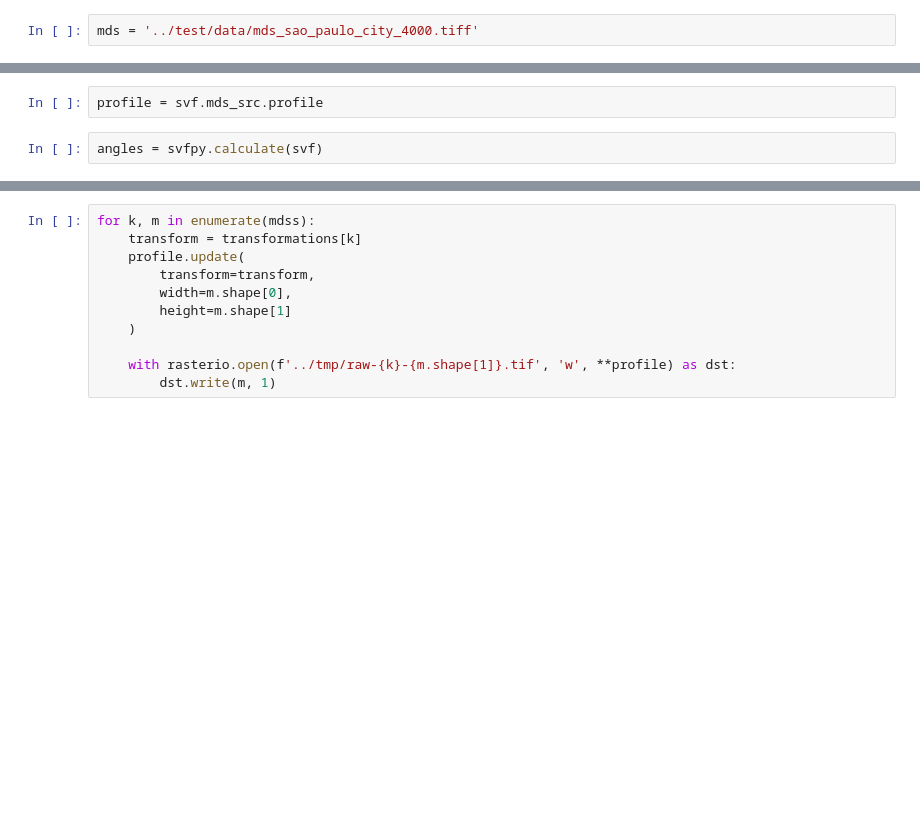
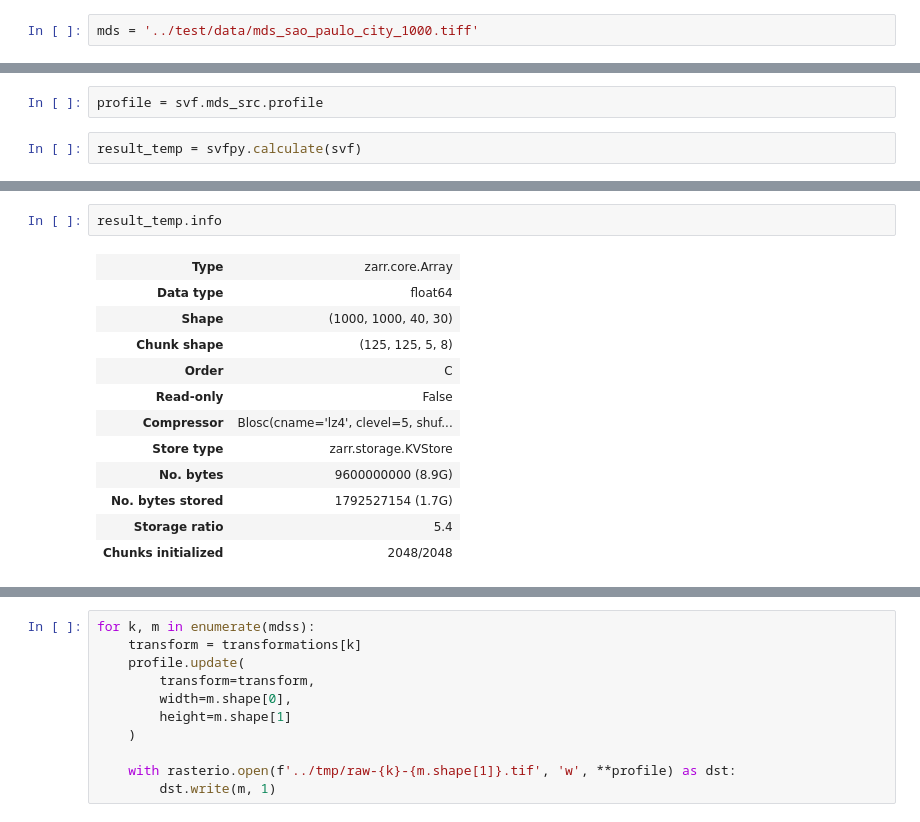
Before and after one commit to AndaSampa/svfpy, a Jupyter notebook: svfpy/development-playgroud.ipynb, the cells around one changed output, grey strips where cells are left out. Cells and saved outputs as stored; diff of their text form; blank space fills up the shorter version.

```diff
--- a/svfpy/development-playgroud.ipynb
+++ b/svfpy/development-playgroud.ipynb
@@ -7,9 +6,9 @@ import numpy as np
 # %%
-mds = '../test/data/mds_sao_paulo_city_4000.tiff'
+mds = '../test/data/mds_sao_paulo_city_1000.tiff'
 # %%
 svf = svfpy.SVF(mds_path=mds, kernel_size=11)
 # %%
 profile = svf.mds_src.profile
 # %%
-angles = svfpy.calculate(svf)
+result_temp = svfpy.calculate(svf)
 # %% [output]
@@ -45,0 +47,15 @@ array([[[ 0.1405,  0.    ,  0.    ,  0.    ],
+# %%
+result_temp.info
+# %% [output]
+| Type | zarr.core.Array |
+| Data type | float64 |
+| Shape | (1000, 1000, 40, 30) |
+| Chunk shape | (125, 125, 5, 8) |
+| Order | C |
+| Read-only | False |
+| Compressor | Blosc(cname='lz4', clevel=5, shuf... |
+| Store type | zarr.storage.KVStore |
+| No. bytes | 9600000000 (8.9G) |
+| No. bytes stored | 1792527154 (1.7G) |
+| Storage ratio | 5.4 |
+| Chunks initialized | 2048/2048 |
```
Also changed, not shown: parts of 11 cells of this notebook, 1 other file.
